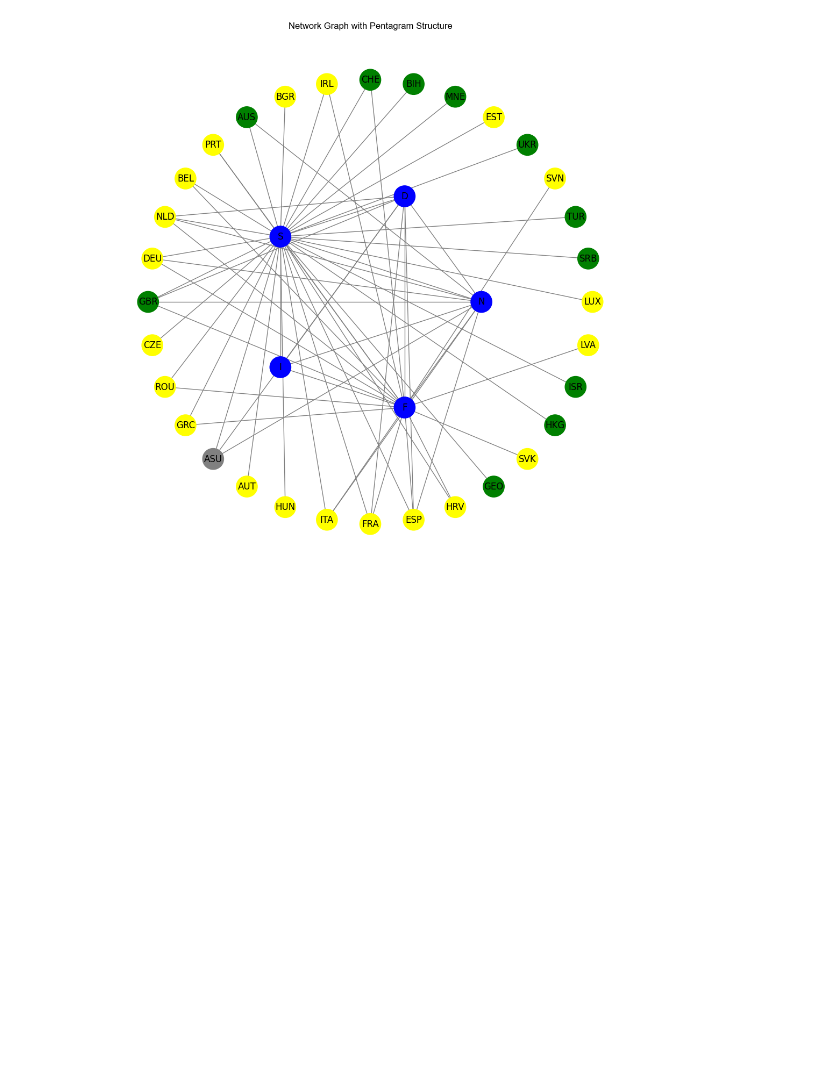
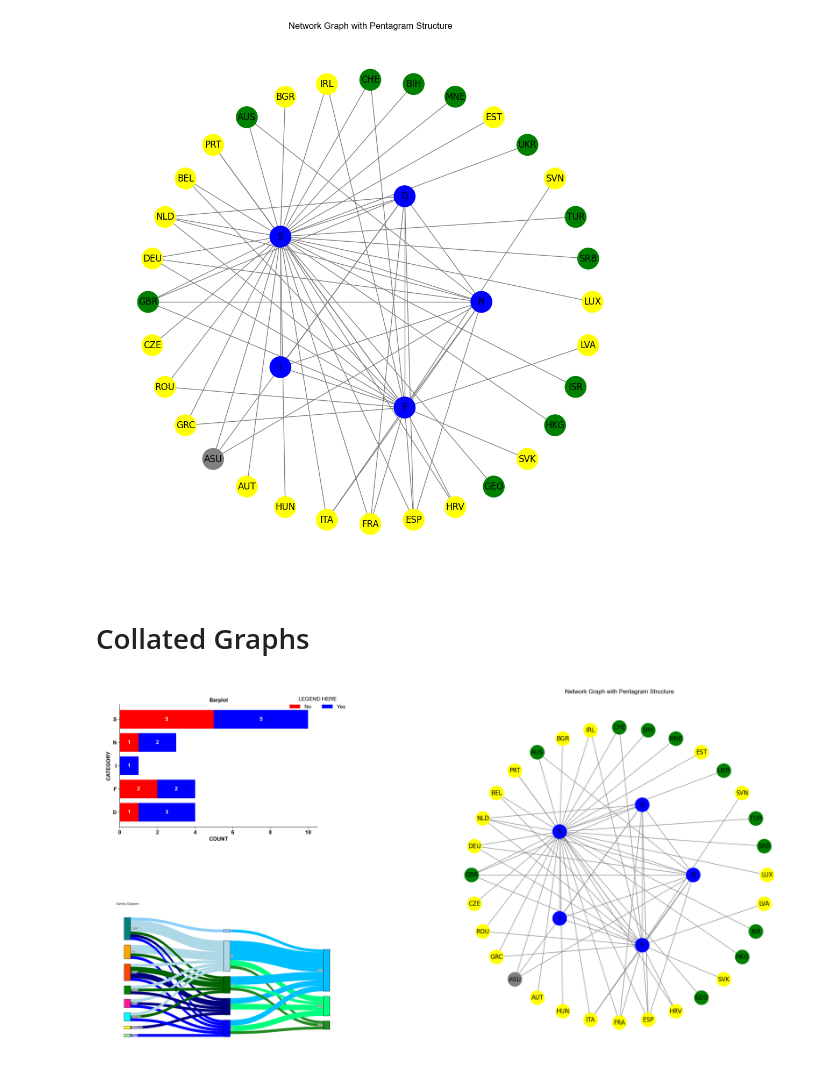
Before and after one commit to elyzuh/PLOTS, a Jupyter notebook: graphs.ipynb, the cells around one changed output. Cells and saved outputs as stored; diff of their text form; code cells hidden in the pictures; blank space fills up the shorter version.

Commit message:
added code for collated graph

```diff
--- a/graphs.ipynb
+++ b/graphs.ipynb
@@ -208,3 +208,34 @@ plt.title("Network Graph with Pentagram Structure")
 plt.show()
 # %% [output]
 [figure]
+# %% [markdown]
+# Collated Graphs
+# %%
+import matplotlib.pyplot as plt
+import matplotlib.image as mpimg
+
+# Load images
+barplot_img = mpimg.imread("barplot.png")
+sankey_img = mpimg.imread("sankeyplot.png")
+network_img = mpimg.imread("networkplot.png")
+
+# Create figure with high DPI
+fig = plt.figure(figsize=(12, 6), dpi=300)
+
+# Define exact axes positions without resizing images
+ax1 = fig.add_axes([0.05, 0.55, 0.3, 0.4])  # Bar Chart (Top-left)
+ax2 = fig.add_axes([0.05, 0.05, 0.3, 0.4])  # Sankey (Bottom-left)
+ax3 = fig.add_axes([0.4, 0.05, 0.55, 0.9])  # Network Plot (Right, spanning two rows)
+
+# Display images without resizing
+ax1.imshow(barplot_img)
+ax1.axis("off")  # Hide axes
+ax2.imshow(sankey_img)
+ax2.axis("off")  # Hide axes
+ax3.imshow(network_img)
+ax3.axis("off")  # Hide axes
+
+# Show figure
+plt.show()
+# %% [output]
+[figure, added]
```
